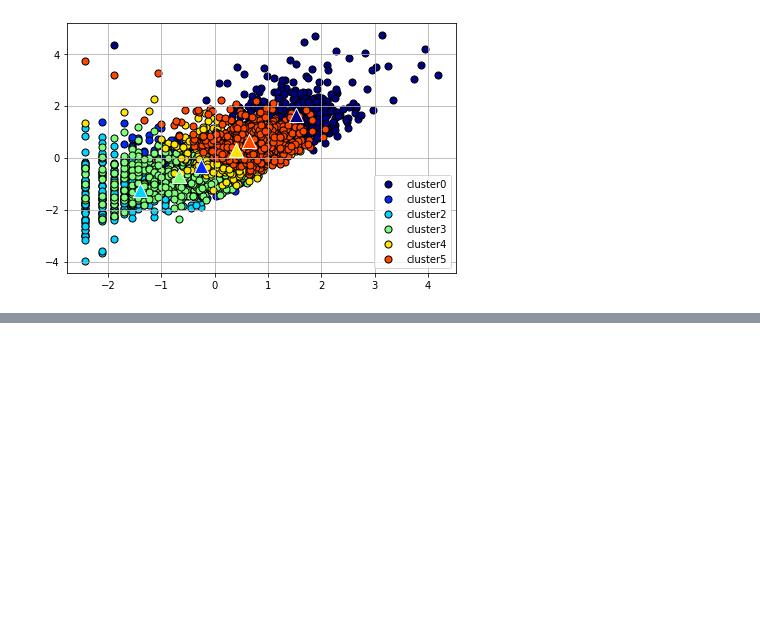
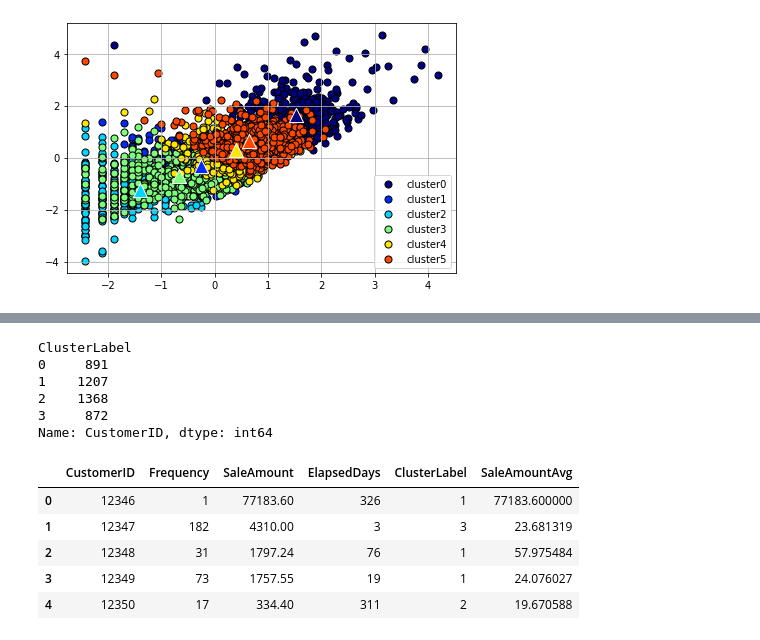
Before and after one commit to welwitschias/MachineLearning, a Jupyter notebook: 25_clustering_analysis.ipynb, the cells around one changed output, grey strips where cells are left out. Saved outputs shown, nothing was run; the diff lists cells and outputs as text; code cells hidden in the pictures; blank space fills up the shorter version.

```diff
--- a/25_clustering_analysis.ipynb
+++ b/25_clustering_analysis.ipynb
@@ -332,3 +346,10 @@ clusterScatter(5, X_features_scaled)
 clusterScatter(6, X_features_scaled)
 # %% [output]
 [figure]
+# %%
+# 클러스터 k=4로 최종 설정
+best_cluster = 4
+kmeans = KMeans(n_clusters=best_cluster, random_state=0)
+Y_labels = kmeans.fit_predict(X_features_scaled)
+customer_df['ClusterLabel'] = Y_labels
+customer_df.head()
@@ -334,0 +365,24 @@ clusterScatter(6, X_features_scaled)
+# %%
+# ClusterLabel 기준으로 그룹화
+customer_df.groupby('ClusterLabel')['CustomerID'].count()
+# %% [output]
+ClusterLabel
+0     891
+1    1207
+2    1368
+3     872
+Name: CustomerID, dtype: int64
+# %%
+customer_cluster_df = customer_df.drop(
+    ['Freq_log', 'SaleAmount_log', 'ElapsedDays_log'], axis=1, inplace=False)
+
+# 주문 1회당 평균 구매금액
+customer_cluster_df['SaleAmountAvg'] = customer_cluster_df['SaleAmount'] / customer_cluster_df['Frequency']
+customer_cluster_df.head()
+# %% [output]
+|  | CustomerID | Frequency | SaleAmount | ElapsedDays | ClusterLabel | SaleAmountAvg |
+| 0 | 12346 | 1 | 77183.60 | 326 | 1 | 77183.600000 |
+| 1 | 12347 | 182 | 4310.00 | 3 | 3 | 23.681319 |
+| 2 | 12348 | 31 | 1797.24 | 76 | 1 | 57.975484 |
+| 3 | 12349 | 73 | 1757.55 | 19 | 1 | 24.076027 |
+| 4 | 12350 | 17 | 334.40 | 311 | 2 | 19.670588 |
```
Also changed, not shown: parts of 8 cells of this notebook, 6 other files.
